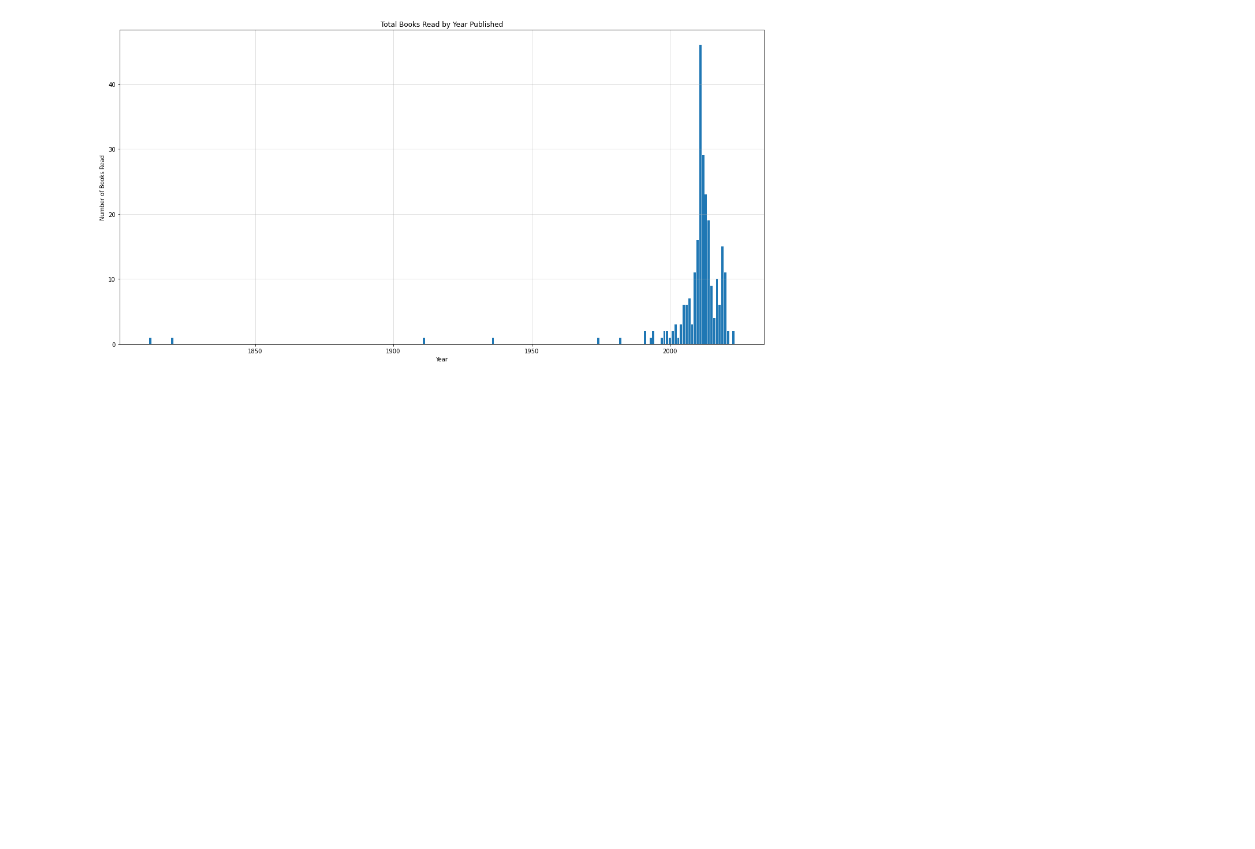
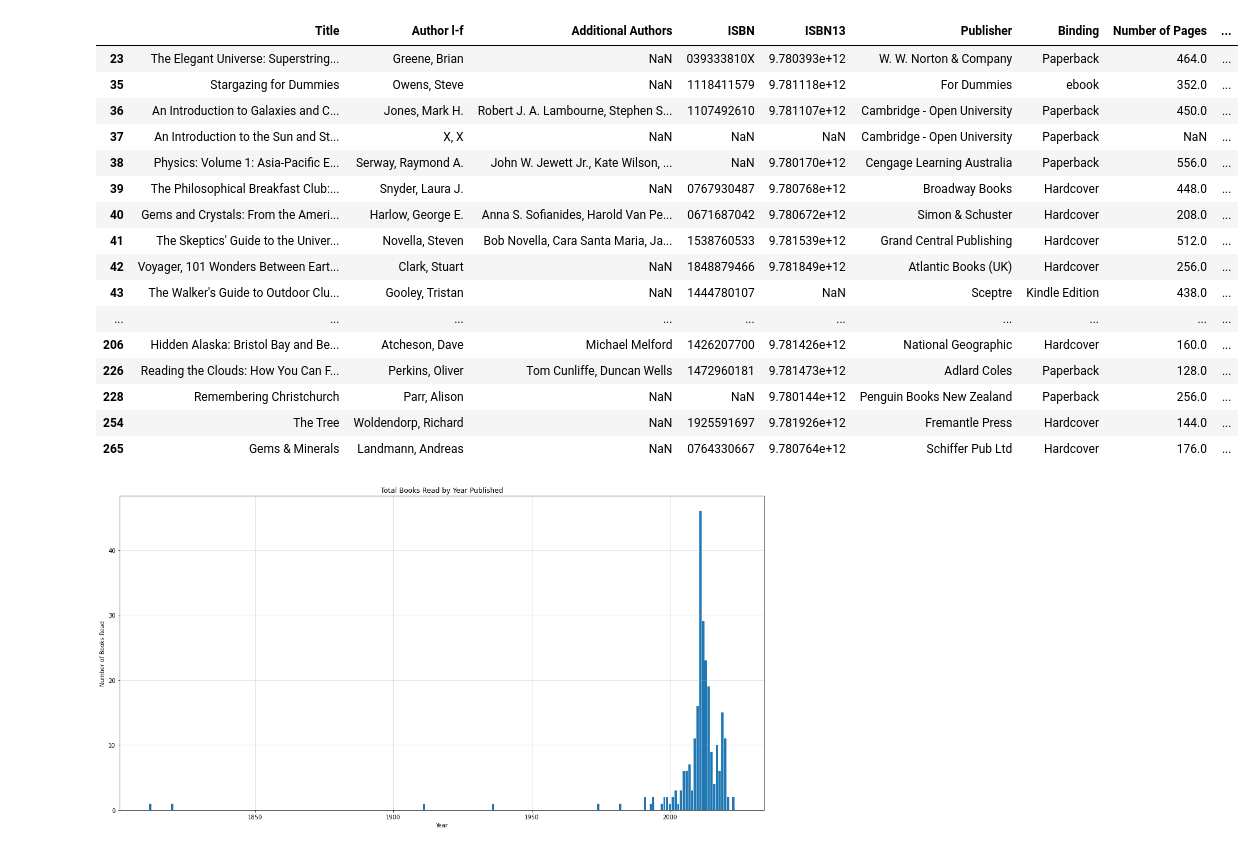
Before and after one commit to awesomecosmos/Aayushi-World-of-Books, a Jupyter notebook: data_viz.ipynb, the cells around one changed output. Cells and saved outputs as stored; diff of their text form; code cells hidden in the pictures; blank space fills up the shorter version.

```diff
--- a/data_viz.ipynb
+++ b/data_viz.ipynb
@@ -44,5 +46,25 @@ df[df['Year Published']==1656.0]
 # %%
 df.loc[79,['Year Published']] = 2014.0
+# %%
+df[df['fiction_status']=='non-fiction']
+# %% [output]
+|  | Title | Author l-f | Additional Authors | ISBN | ISBN13 | Publisher | Binding | Number of Pages | ... |
+| 23 | The Elegant Universe: Superstring... | Greene, Brian | NaN | 039333810X | 9.780393e+12 | W. W. Norton & Company | Paperback | 464.0 | ... |
+| 35 | Stargazing for Dummies | Owens, Steve | NaN | 1118411579 | 9.781118e+12 | For Dummies | ebook | 352.0 | ... |
+| 36 | An Introduction to Galaxies and C... | Jones, Mark H. | Robert J. A. Lambourne, Stephen S... | 1107492610 | 9.781107e+12 | Cambridge - Open University | Paperback | 450.0 | ... |
+| 37 | An Introduction to the Sun and St... | X, X | NaN | NaN | NaN | Cambridge - Open University | Paperback | NaN | ... |
+| 38 | Physics: Volume 1: Asia-Pacific E... | Serway, Raymond A. | John W. Jewett Jr., Kate Wilson, ... | NaN | 9.780170e+12 | Cengage Learning Australia | Paperback | 556.0 | ... |
+| 39 | The Philosophical Breakfast Club:... | Snyder, Laura J. | NaN | 0767930487 | 9.780768e+12 | Broadway Books | Hardcover | 448.0 | ... |
+| 40 | Gems and Crystals: From the Ameri... | Harlow, George E. | Anna S. Sofianides, Harold Van Pe... | 0671687042 | 9.780672e+12 | Simon & Schuster | Hardcover | 208.0 | ... |
+| 41 | The Skeptics' Guide to the Univer... | Novella, Steven | Bob Novella, Cara Santa Maria, Ja... | 1538760533 | 9.781539e+12 | Grand Central Publishing | Hardcover | 512.0 | ... |
+| 42 | Voyager, 101 Wonders Between Eart... | Clark, Stuart | NaN | 1848879466 | 9.781849e+12 | Atlantic Books (UK) | Hardcover | 256.0 | ... |
+| 43 | The Walker's Guide to Outdoor Clu... | Gooley, Tristan | NaN | 1444780107 | NaN | Sceptre | Kindle Edition | 438.0 | ... |
+| ... | ... | ... | ... | ... | ... | ... | ... | ... | ... |
+| 206 | Hidden Alaska: Bristol Bay and Be... | Atcheson, Dave | Michael Melford | 1426207700 | 9.781426e+12 | National Geographic | Hardcover | 160.0 | ... |
+| 226 | Reading the Clouds: How You Can F... | Perkins, Oliver | Tom Cunliffe, Duncan Wells | 1472960181 | 9.781473e+12 | Adlard Coles | Paperback | 128.0 | ... |
+| 228 | Remembering Christchurch | Parr, Alison | NaN | NaN | 9.780144e+12 | Penguin Books New Zealand | Paperback | 256.0 | ... |
+| 254 | The Tree | Woldendorp, Richard | NaN | 1925591697 | 9.781926e+12 | Fremantle Press | Hardcover | 144.0 | ... |
+| 265 | Gems & Minerals | Landmann, Andreas | NaN | 0764330667 | 9.780764e+12 | Schiffer Pub Ltd | Hardcover | 176.0 | ... |
 # %%
 tmp = df.groupby(['Original Publication Year']).count()['Title']
 
```
Also changed, not shown: parts of 9 cells of this notebook.
